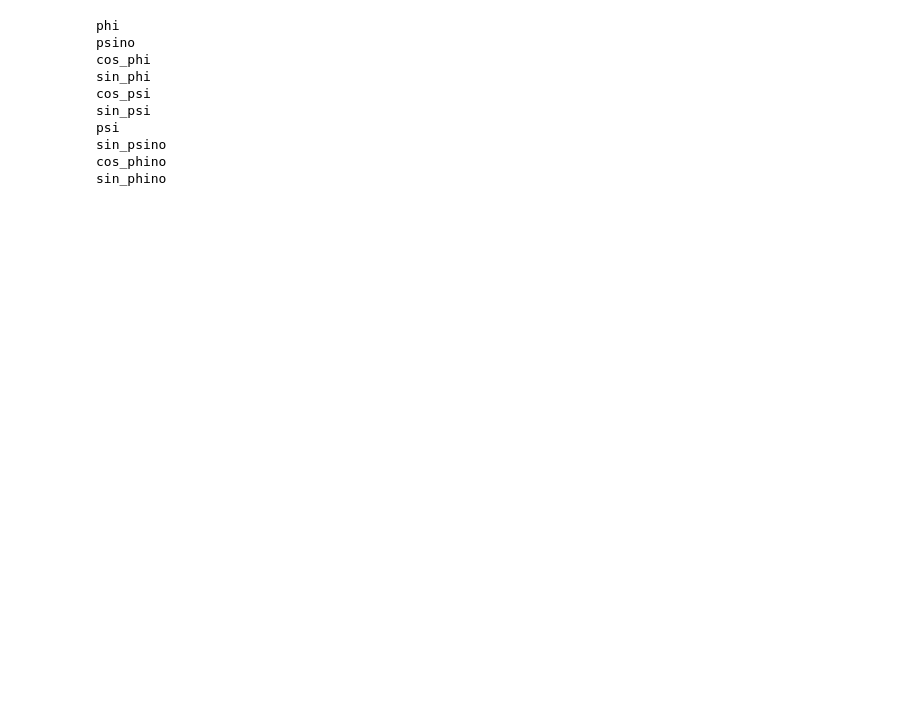
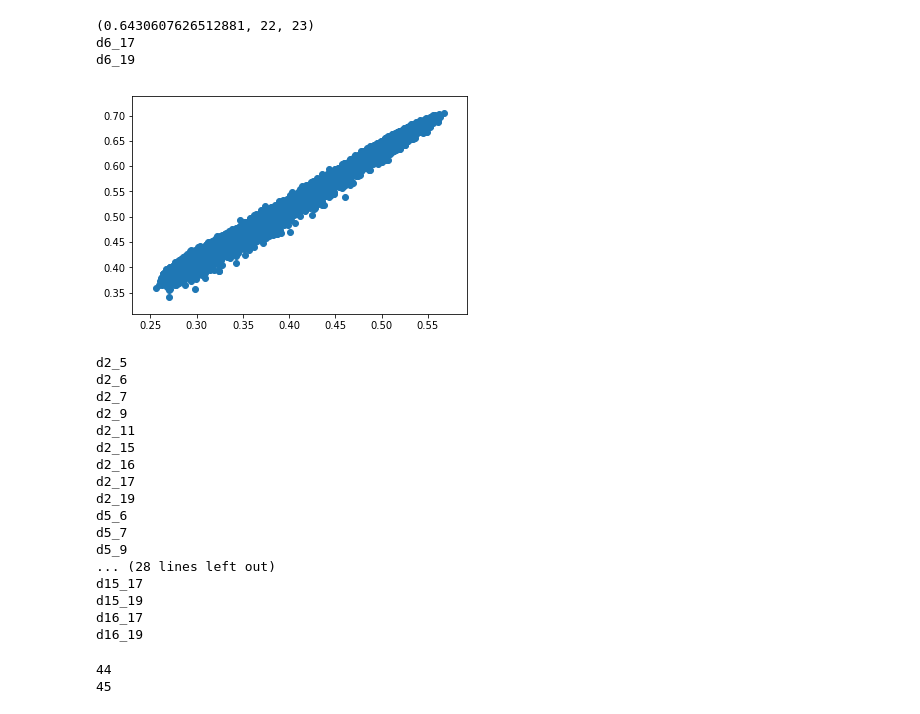
Before and after one commit to tiwarylab/amino, a Jupyter notebook: tmp/aladip.ipynb, the cells around one changed output. Drawn from its saved outputs; the diff is of its cells as text; code cells hidden in the pictures; blank space fills up the shorter version.

```diff
--- a/tmp/aladip.ipynb
+++ b/tmp/aladip.ipynb
@@ -342,15 +349,47 @@ phino
+# %%
+mini = (1.0, 0, 0)
+for i in range(len(ops)):
+    for j in range(i + 1, len(ops)):
+        if memo.iqr(ops[i], ops[j]) < mini[0]:
+            mini = (memo.iqr(ops[i], ops[j]), i, j)
+        #print(ops[i].name + " " + ops[j].name + " " + str(memo.iqr(ops[i], ops[j])))
+print(mini)
+x = mini[1]
+y = mini[2]
+print(ops[x])
+print(ops[y])
+plt.scatter(ops[x].traj, ops[y].traj)
+plt.show()
+# %% [output]
+(0.6430607626512881, 22, 23)
+d6_17
+d6_19
+[figure, added]
 # %%
-final = find_ops(ops, 10)
+final = find_ops(ops, len(ops) - 1)
 for i in final:
     print(i.name)
 # %% [output]
-phi
-psino
-cos_phi
-sin_phi
-cos_psi
-sin_psi
-psi
-sin_psino
-cos_phino
-sin_phino
+d2_5
+d2_6
+d2_7
+d2_9
+d2_11
+d2_15
+d2_16
+d2_17
+d2_19
+d5_6
+d5_7
+d5_9
+... (28 lines left out)
+d15_17
+d15_19
+d16_17
+d16_19
+# %%
+print(len(final))
+print(len(ops))
+# %% [output]
+44
+45
```
Also changed, not shown: parts of 1 cell of this notebook, 7 other files.
